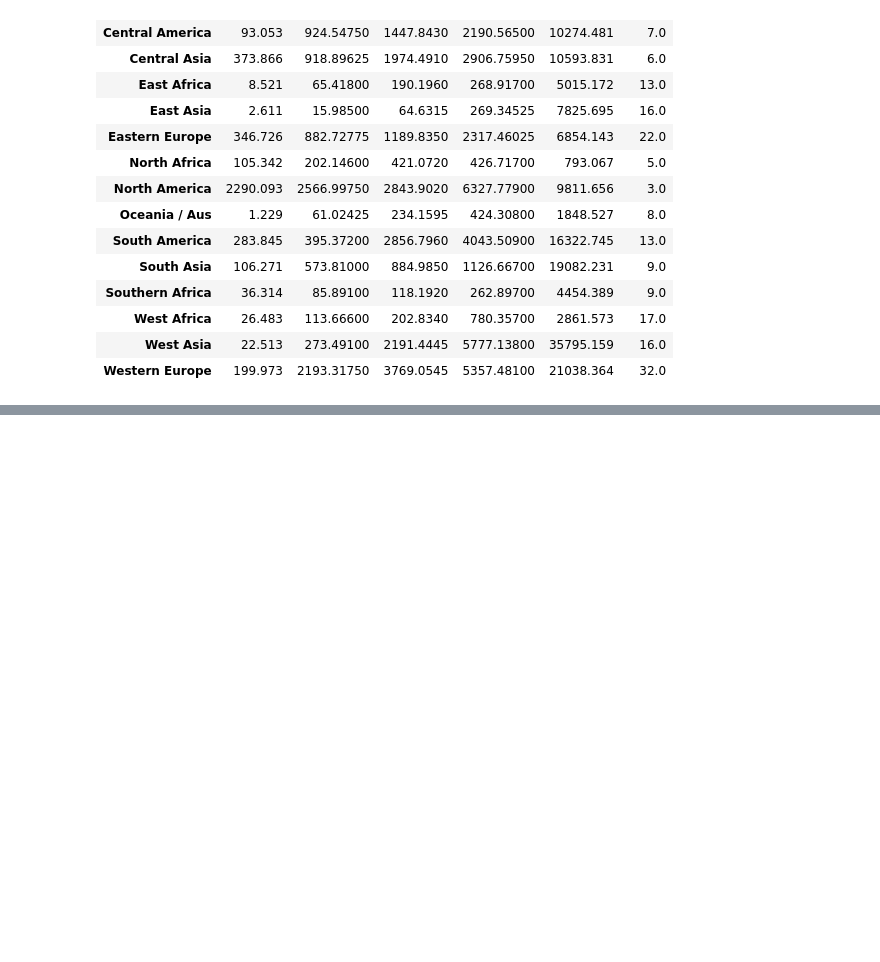
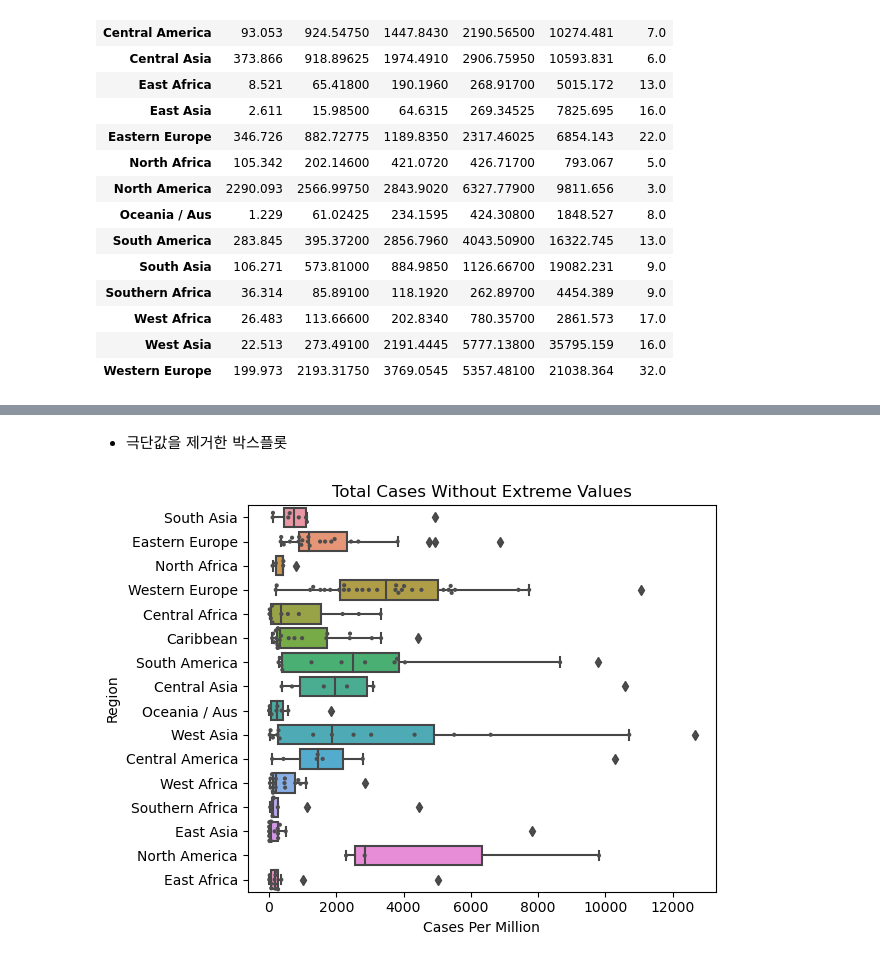
Before and after one commit to minseungryu/Pandas_Data_Cleaning, a Jupyter notebook: Ch5_(2)박스플롯으로 연속변수의 이상값 식별.ipynb, the cells around one changed output, grey strips where cells are left out. Cells and saved outputs as stored; diff of their text form; code cells hidden in the pictures; blank space fills up the shorter version.

```diff
--- a/Ch5_(2)박스플롯으로 연속변수의 이상값 식별.ipynb
+++ b/Ch5_(2)박스플롯으로 연속변수의 이상값 식별.ipynb
@@ -163,0 +192,12 @@ covidtotals.groupby(['region'])['total_cases_pm'].apply(gettots).unstack()
+# %% [markdown]
+- 극단값을 제거한 박스플롯
+# %%
+sns.boxplot('total_cases_pm', 'region', data=covidtotals.loc[covidtotals.total_cases_pm < 14000])
+sns.swarmplot(y='region', x='total_cases_pm', data=covidtotals.loc[covidtotals.total_cases_pm < 14000], size=3, color='.3', linewidth=0)
+plt.title('Total Cases Without Extreme Values')
+plt.xlabel('Cases Per Million')
+plt.ylabel('Region')
+plt.tight_layout()
+plt.show()
+# %% [output]
+[figure, added]
```
Also changed, not shown: parts of 5 cells of this notebook, 2 other files.
